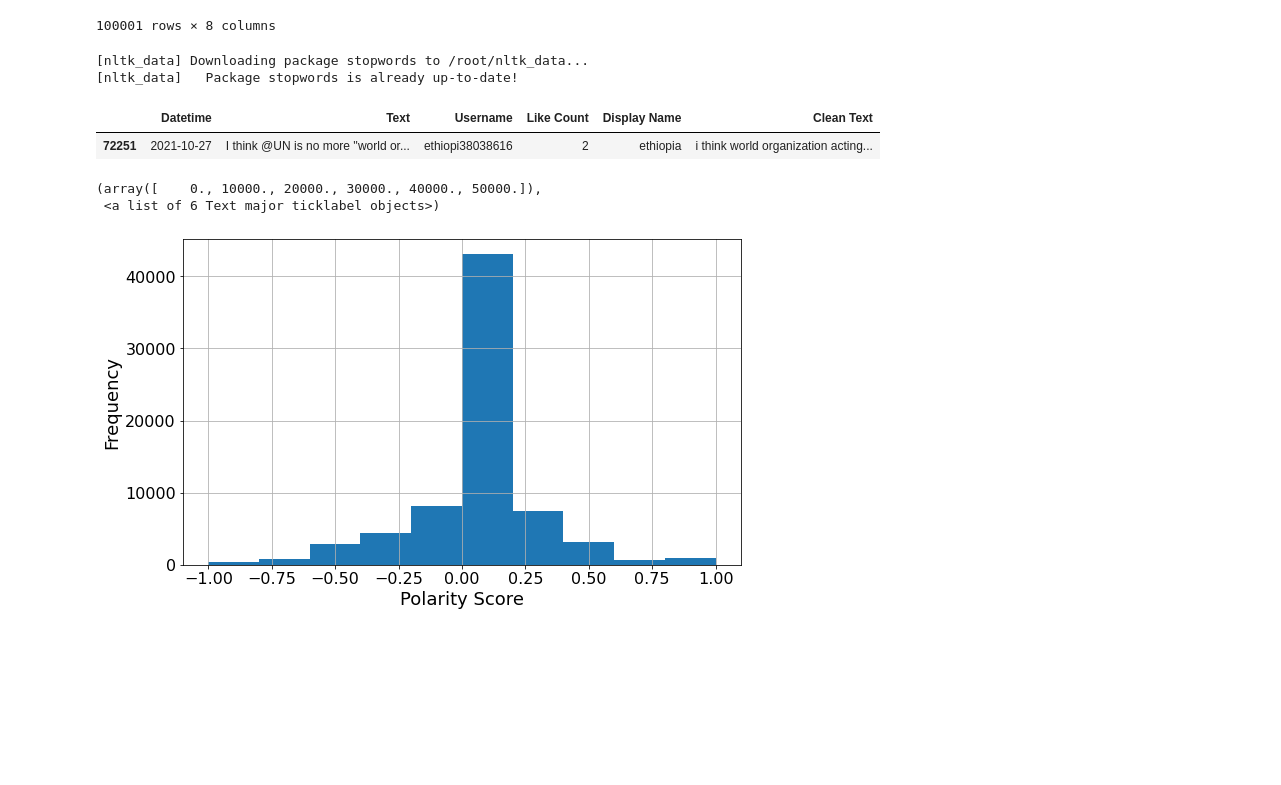
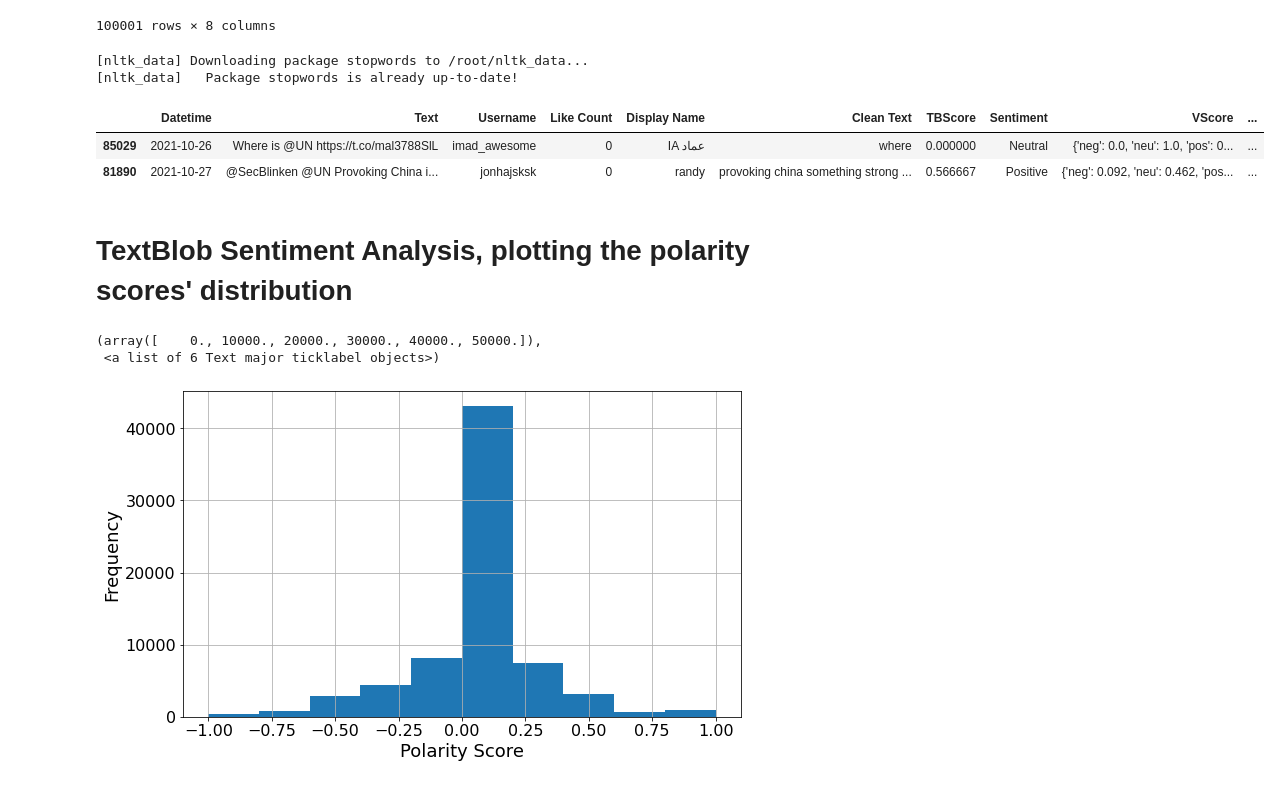
Before and after one commit to iamajitsingh/helloMLArticles, a Jupyter notebook: SentimentAnalysis/SentimentAnalysis.ipynb, the cells around one changed output. Cells and saved outputs as stored; diff of their text form; code cells hidden in the pictures; blank space fills up the shorter version.

Commit message:
Uploaded Sentiment Analysis Codes

```diff
--- a/SentimentAnalysis/SentimentAnalysis.ipynb
+++ b/SentimentAnalysis/SentimentAnalysis.ipynb
@@ -83,10 +83,13 @@ stop = stopwords.words('english')
 df['Clean Text']  = df['Clean Text'].apply(lambda x: " ".join(x.lower() for x in x.split() if x not in stop))
 # %%
 pd.set_option('display.max_colwidth', 400)
-df.sample()
+df.sample(2)
 # %% [output]
-|  | Datetime | Text | Username | Like Count | Display Name | Clean Text |
-| 72251 | 2021-10-27 | I think @UN is no more ''world or... | ethiopi38038616 | 2 | ethiopia | i think world organization acting... |
+|  | Datetime | Text | Username | Like Count | Display Name | Clean Text | TBScore | Sentiment | VScore | ... |
+| 85029 | 2021-10-26 | Where is @UN https://t.co/mal3788SlL | imad_awesome | 0 | IA عماد | where | 0.000000 | Neutral | {'neg': 0.0, 'neu': 1.0, 'pos': 0... | ... |
+| 81890 | 2021-10-27 | @SecBlinken @UN Provoking China i... | jonhajsksk | 0 | randy | provoking china something strong ... | 0.566667 | Positive | {'neg': 0.092, 'neu': 0.462, 'pos... | ... |
+# %% [markdown]
+# TextBlob Sentiment Analysis, plotting the polarity scores' distribution
 # %%
 from textblob import TextBlob
 from wordcloud import WordCloud
```
Also changed, not shown: parts of 8 cells of this notebook, 23 other files.
